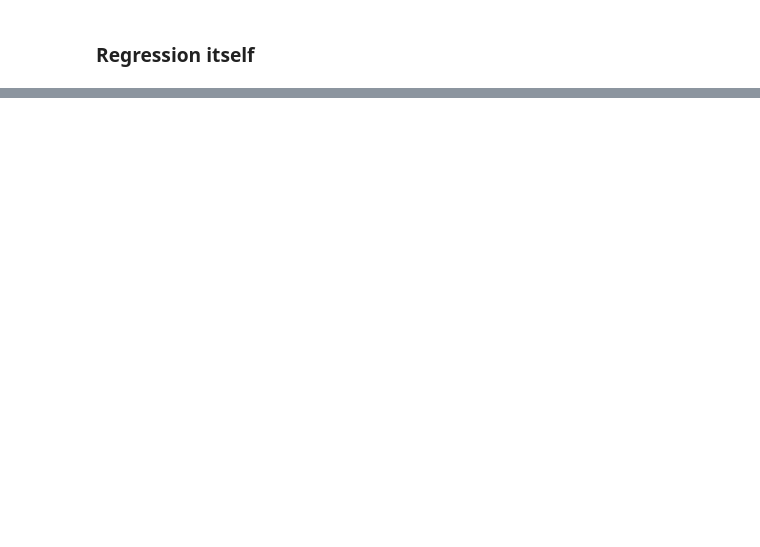
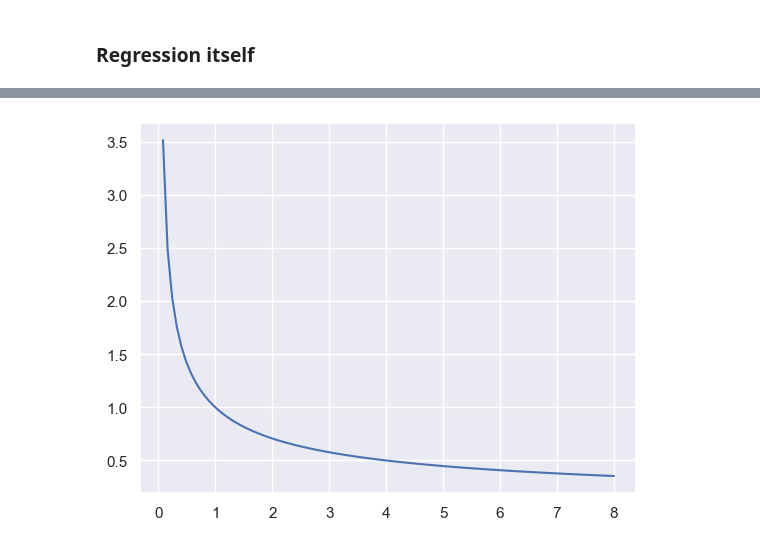
Before and after one commit to peto-ivanov/gda, a Jupyter notebook: udemy/linear_regression/1.01. Simple linear regression.ipynb, the cells around one changed output, grey strips where cells are left out. Drawn from its saved outputs; the diff is of its cells as text; code cells hidden in the pictures; blank space fills up the shorter version.

```diff
--- a/udemy/linear_regression/1.01. Simple linear regression.ipynb
+++ b/udemy/linear_regression/1.01. Simple linear regression.ipynb
@@ -94,0 +138,7 @@ plt.show()
+# %%
+x_new = np.linspace(0, 8, 100)
+y_new = 1 / np.sqrt(x_new)
+plt.plot(x_new, y_new)
+plt.show()
+# %% [output]
+[figure, added]
```
Also changed, not shown: parts of 14 cells of this notebook, 2 other files.
